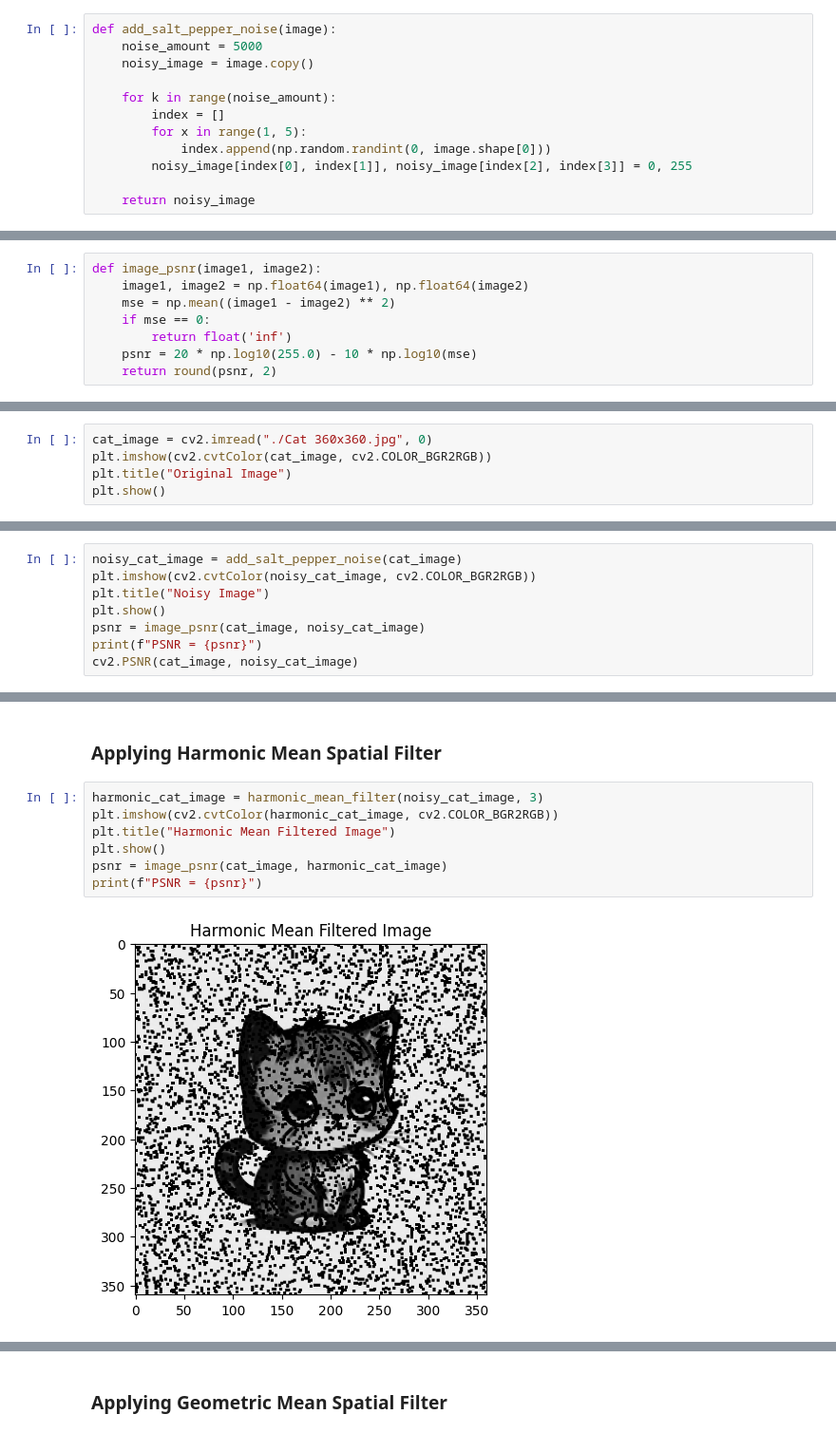
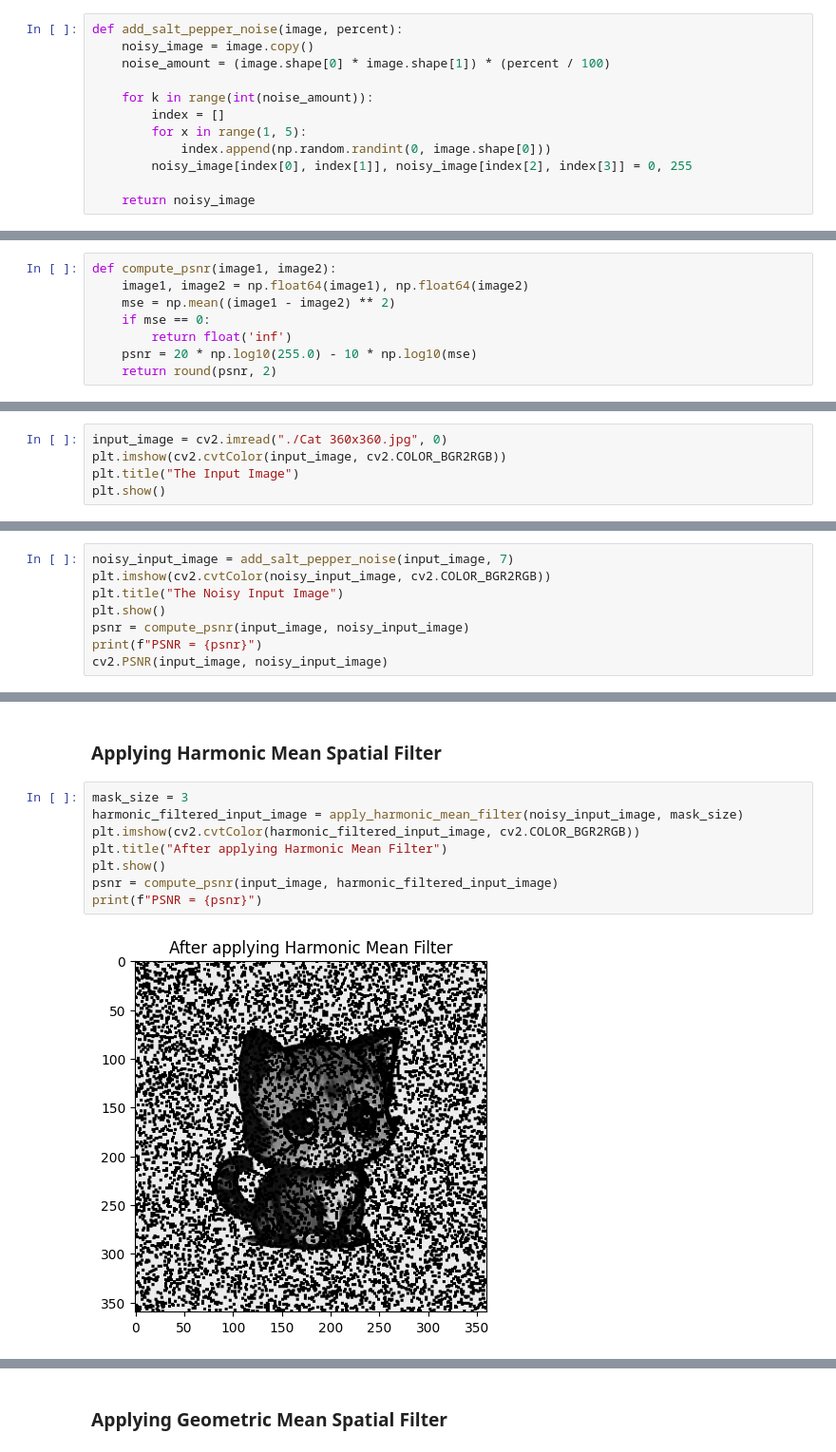
Before and after one commit to ahnafshahrear/Digital-Image-Processing-Lab, a Jupyter notebook: 3(c) Harmonic & Geometric Mean Filters.ipynb, the cells around one changed output, grey strips where cells are left out. Shown: that part at 95% size. Drawn from its saved outputs; the diff is of its cells as text.

Commit message:
3(c) Harmonic & Geometric Mean Filters updated

```diff
--- a/3(c) Harmonic & Geometric Mean Filters.ipynb
+++ b/3(c) Harmonic & Geometric Mean Filters.ipynb
@@ -71,11 +57,11 @@ def geometric_mean_filter(image, mask):
 # %% [markdown]
 ### Function for adding Salt & Pepper Noise
 # %%
-def add_salt_pepper_noise(image):
-    noise_amount = 5000
+def add_salt_pepper_noise(image, percent):
     noisy_image = image.copy()
+    noise_amount = (image.shape[0] * image.shape[1]) * (percent / 100)
 
-    for k in range(noise_amount):
+    for k in range(int(noise_amount)):
         index = []
         for x in range(1, 5):
             index.append(np.random.randint(0, image.shape[0]))
@@ -86,7 +72,7 @@ def add_salt_pepper_noise(image):
 ### Function for calculating PSNR (Peak Signal to Noise Ratio)
 - **Function: psnr = cv2.PSNR(image1, image2)**
 # %%
-def image_psnr(image1, image2):
+def compute_psnr(image1, image2):
     image1, image2 = np.float64(image1), np.float64(image2)
     mse = np.mean((image1 - image2) ** 2)
     if mse == 0:
@@ -96,8 +82,8 @@ def image_psnr(image1, image2):
 # %% [markdown]
 ### Loading the Image
 # %%
-cat_image = cv2.imread("./Cat 360x360.jpg", 0)
-plt.imshow(cv2.cvtColor(cat_image, cv2.COLOR_BGR2RGB))
-plt.title("Original Image")
+input_image = cv2.imread("./Cat 360x360.jpg", 0)
+plt.imshow(cv2.cvtColor(input_image, cv2.COLOR_BGR2RGB))
+plt.title("The Input Image")
 plt.show()
 # %% [output]
@@ -105,11 +91,11 @@ plt.show()
 # %% [markdown]
 ### Adding Salt & Pepper Noise to the Image
 # %%
-noisy_cat_image = add_salt_pepper_noise(cat_image)
-plt.imshow(cv2.cvtColor(noisy_cat_image, cv2.COLOR_BGR2RGB))
-plt.title("Noisy Image")
+noisy_input_image = add_salt_pepper_noise(input_image, 7)
+plt.imshow(cv2.cvtColor(noisy_input_image, cv2.COLOR_BGR2RGB))
+plt.title("The Noisy Input Image")
 plt.show()
-psnr = image_psnr(cat_image, noisy_cat_image)
+psnr = compute_psnr(input_image, noisy_input_image)
 print(f"PSNR = {psnr}")
-cv2.PSNR(cat_image, noisy_cat_image)
+cv2.PSNR(input_image, noisy_input_image)
 # %% [output]
@@ -119,11 +105,12 @@ PSNR = 15.2
 # %% [markdown]
 ### Applying Harmonic Mean Spatial Filter
 # %%
-harmonic_cat_image = harmonic_mean_filter(noisy_cat_image, 3)
-plt.imshow(cv2.cvtColor(harmonic_cat_image, cv2.COLOR_BGR2RGB))
-plt.title("Harmonic Mean Filtered Image")
+mask_size = 3
+harmonic_filtered_input_image = apply_harmonic_mean_filter(noisy_input_image, mask_size)
+plt.imshow(cv2.cvtColor(harmonic_filtered_input_image, cv2.COLOR_BGR2RGB))
+plt.title("After applying Harmonic Mean Filter")
 plt.show()
-psnr = image_psnr(cat_image, harmonic_cat_image)
+psnr = compute_psnr(input_image, harmonic_filtered_input_image)
 print(f"PSNR = {psnr}")
 # %% [output]
-[figure, old version]
+[figure, new version]
```
Also changed, not shown: parts of 6 cells of this notebook, 1 other file.
